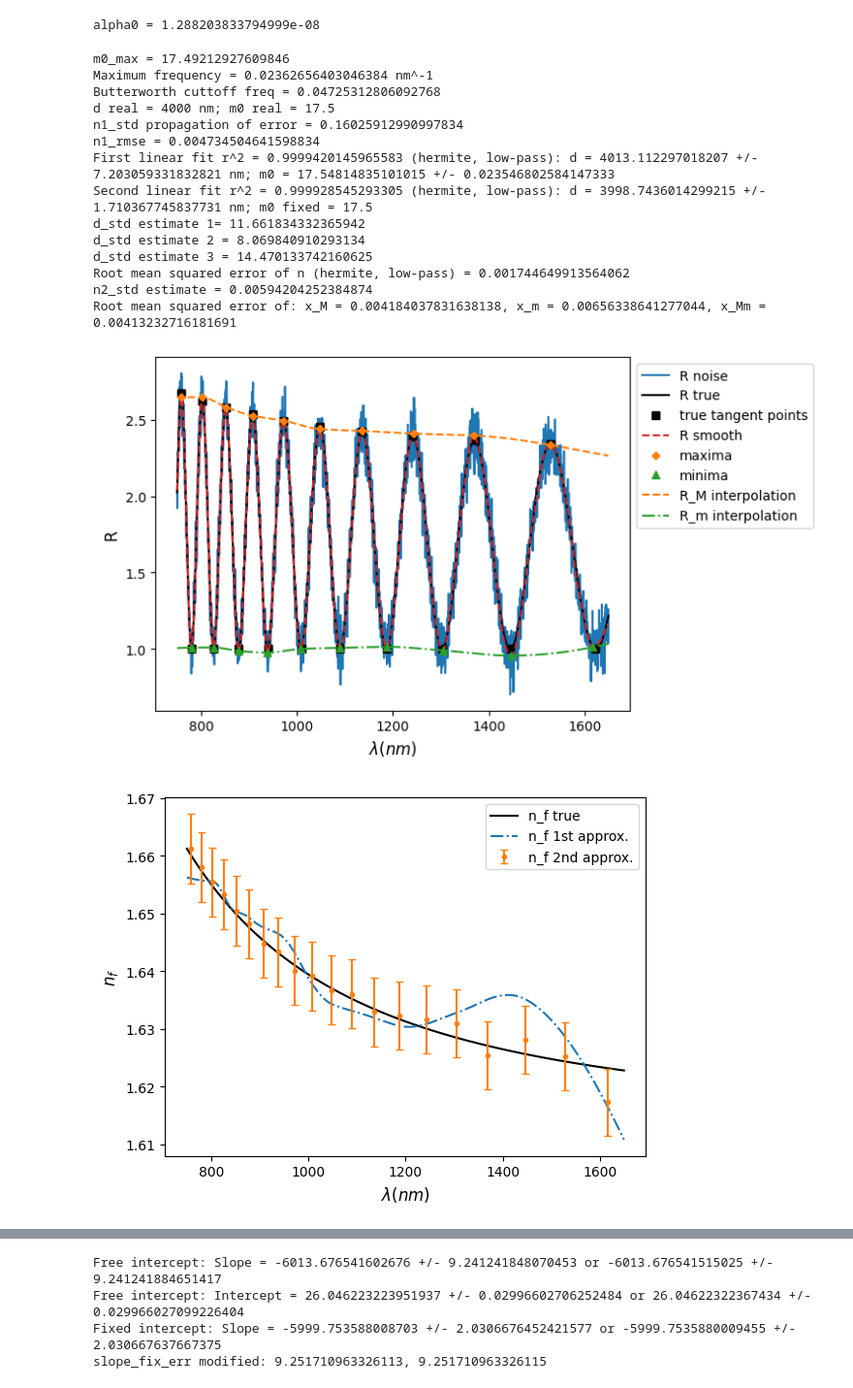
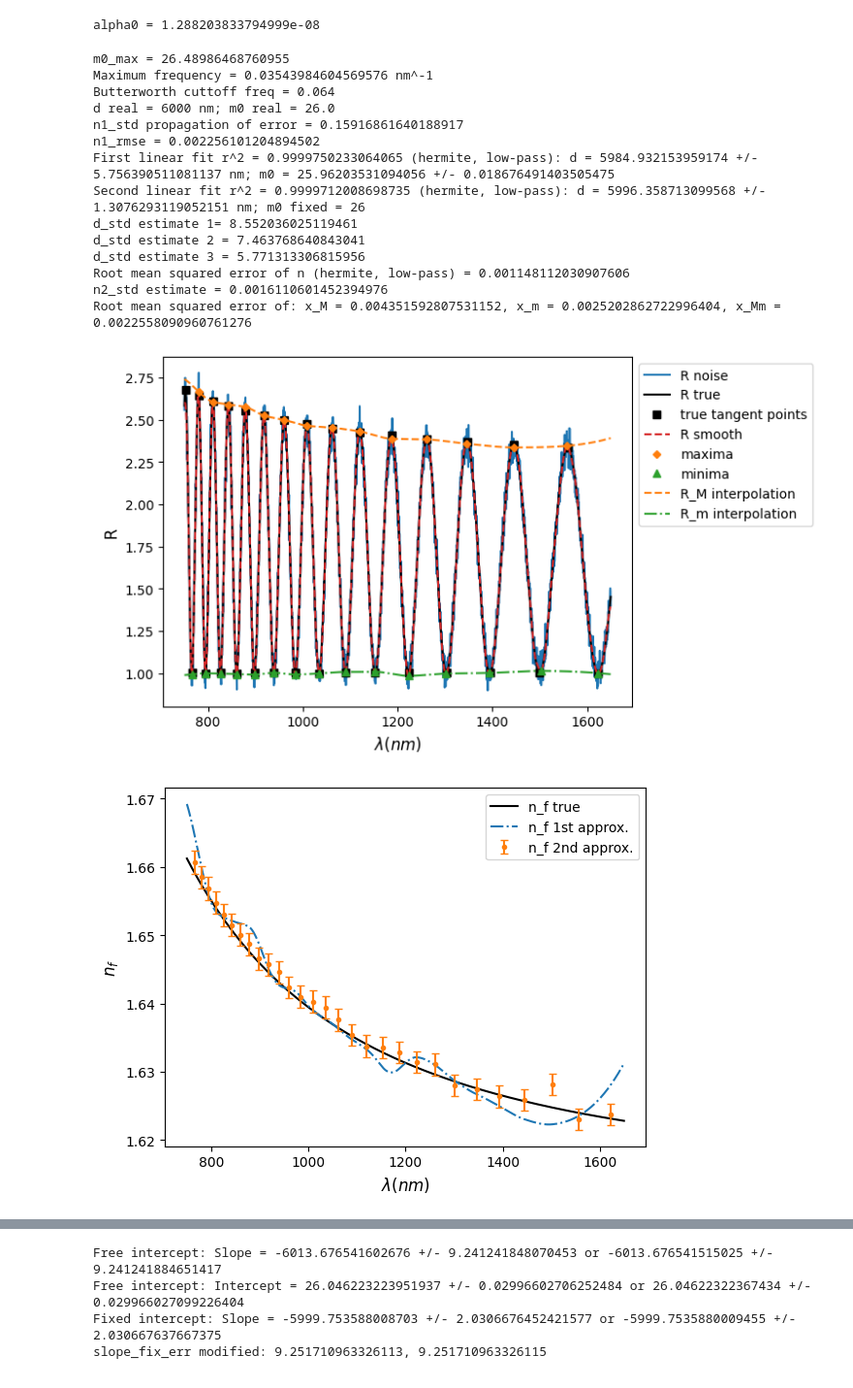
Before and after one commit to beatrizgsoares/refractive-index-public, a Jupyter notebook: simulations.ipynb, the cells around one changed output, grey strips where cells are left out. Shown at 97% size. Drawn from its saved outputs; the diff is of its cells as text; code cells hidden in the pictures.

```diff
--- a/simulations.ipynb
+++ b/simulations.ipynb
@@ -14,7 +14,7 @@ n_o_val = 1 #air refractive index
 # wavs = np.linspace(750, 1650, 200) #wavelengths
 wavs = np.arange(750, 1650, 0.4)
 
-d_f = 4000 #thickness
+d_f = 6000 #thickness
 # d_f = 8e3 - 5e3*(wavs-wavs[0])/(wavs[-1]-wavs[0])
 # d_f = 8e3 - 10e2*(wavs-wavs[0])/(wavs[-1]-wavs[0])-3e3*(wavs-wavs[0])**2/(wavs[-1]-wavs[0])**2
 # d_f = 8e3*np.log10(10-(wavs-wavs[0])/(wavs[-1]-wavs[0]))
@@ -61,15 +61,15 @@ std_noise = 0.09
 noise = np.random.normal(0, std_noise, len(wavs))
 # noise = -std_noise*np.ones(len(R_real))
 R_noise = R_real+noise
-# R_noise = np.load('R_noise_sim.npy')
+R_noise = np.load('R_noise_sim.npy')
 
 #Savitzky-Golay Filter
 R_savgol = savgol_filter(R_noise, 9, 3)
 
 #Low-pass Butterworth filter
 fs = 1/(wavs[1]-wavs[0])
-cutoff = 2*freq_max
-# cutoff = 0.064
+# cutoff = 2*freq_max
+cutoff = 0.064
 R_low_pass, b, a = butter_filter(R_noise, cutoff, 5, fs = fs, return_ba = True)
 print(f'Butterworth cuttoff freq = {cutoff}')
 
@@ -128,7 +128,7 @@ for filter_name, R in R_filtered.items():
     print(f'Second linear fit r^2 = {results["r2_2"]} ({interpol}, {filter_name}): d = {results["d2"]} +/- {results["d2_std"]} nm; m0 fixed = {results["m0_exact"]}')
     d_std = d_std_estimate(results["d2"], wavs, wavs[1]-wavs[0], results['n1'], n1_rmse)
     d_std2 = d_std_estimate2(results["d2"], 2*results["n1"][extr]/wavs[extr], results["m0_exact"])
-    d_std3 = d2_std_estimate(results['d2_std'], np.abs(results['m0_exact']-results['m0_aprox']), x) #results['m0_aprox_std'],np.abs(results['m0_exact']-results['m0_aprox'])
+    d_std3 = d2_std_estimate(results['d2_std'], results['m0_aprox_std'], x) #results['m0_aprox_std'],np.abs(results['m0_exact']-results['m0_aprox'])
     print(f'd_std estimate 1= {np.mean(d_std)}')
     print(f'd_std estimate 2 = {np.mean(d_std2)}')
     print(f'd_std estimate 3 = {d_std3}')
@@ -154,7 +154,7 @@ for filter_name, R in R_filtered.items():
     plt.plot(wavs, results['n1'], '-.', label = f'n_f 1st approx.')
     plt.errorbar(wavs[extr], results['n2'], yerr = n2_std, fmt = '.', capsize = 3, label = f'n_f 2nd approx.')
 
-    factor, xlabel = 10**3, r'$2n_{f1}/\lambda\ ({\mu m}^{-1})$'
+    factor, xlabel = 10**3, r'$2n_{f1}/\lambda_{tan}\ ({\mu m}^{-1})$'
     fig3 = plt.figure(3)
     plt.plot(2*n_f_val[i_tan]/wavs[i_tan]*factor, np.arange(0, len(i_tan)/2, 0.5)-np.argmin(np.abs(i_tan-extr[0]))/2, 'sk', markerfacecolor='none', label = 'true values')
     plt.plot(x*factor, m_spacing, 'o', label = f'data', markersize = 4)
@@ -181,47 +181,47 @@ plt.ylabel('R', fontsize = font_size)
 plt.figure(2)
 plt.legend()
 plt.xlabel(r'$\lambda (nm)$', fontsize = font_size)
 plt.ylabel(r'$n_f$', fontsize = font_size)
 
 plt.figure(3)
 plt.ylabel(r'$\Delta m$', fontsize = font_size)
 plt.xlabel(xlabel, fontsize = font_size)
 plt.legend()
 
 plt.figure(4)
 plt.ylabel(r'$x$', fontsize = font_size)
 plt.xlabel(r'$\lambda\ (nm)$', fontsize = font_size)
 plt.legend()
 
 plt.figure(5)
 plt.ylabel(r'$\alpha\ (cm^{-1})$', fontsize = font_size)
 plt.xlabel(r'$\lambda\ (nm)$', fontsize = font_size)
 plt.legend()
 
 plt.show()
 
 # #--Save figure--
 # direc = "Figuras/"
 # fmt = 'pdf'
 # dic = {'R_sim': fig1, 'n_sim': fig2, 'lin_fit_sim': fig3, f'x_sim_alpha0_{alpha0:.0e}': fig4}
 # # save = ['R_sim', 'n_sim', 'lin_fit_sim', 'x_sim']
-# save = [f'x_sim_alpha0_{alpha0:.0e}']
+# save = ['n_sim', 'lin_fit_sim']
 # for name in save:
 #     dic[name].savefig(f'{direc}{name}.{fmt}', format=fmt, bbox_inches='tight')
 # %% [output]
-m0_max = 17.49212927609846
-Maximum frequency = 0.02362656403046384 nm^-1
-Butterworth cuttoff freq = 0.04725312806092768
-d real = 4000 nm; m0 real = 17.5
-n1_std propagation of error = 0.16025912990997834
-n1_rmse = 0.004734504641598834
-First linear fit r^2 = 0.9999420145965583 (hermite, low-pass): d = 4013.112297018207 +/- 7.203059331832821 nm; m0 = 17.54814835101015 +/- 0.023546802584147333
-Second linear fit r^2 = 0.999928545293305 (hermite, low-pass): d = 3998.7436014299215 +/- 1.710367745837731 nm; m0 fixed = 17.5
-d_std estimate 1= 11.661834332365942
-d_std estimate 2 = 8.069840910293134
-d_std estimate 3 = 14.470133742160625
-Root mean squared error of n (hermite, low-pass) = 0.001744649913564062
-n2_std estimate = 0.00594204252384874
-Root mean squared error of: x_M = 0.004184037831638138, x_m = 0.00656338641277044, x_Mm = 0.00413232716181691
+m0_max = 26.48986468760955
+Maximum frequency = 0.03543984604569576 nm^-1
+Butterworth cuttoff freq = 0.064
+d real = 6000 nm; m0 real = 26.0
+n1_std propagation of error = 0.15916861640188917
+n1_rmse = 0.002256101204894502
+First linear fit r^2 = 0.9999750233064065 (hermite, low-pass): d = 5984.932153959174 +/- 5.756390511081137 nm; m0 = 25.96203531094056 +/- 0.018676491403505475
+Second linear fit r^2 = 0.9999712008698735 (hermite, low-pass): d = 5996.358713099568 +/- 1.3076293119052151 nm; m0 fixed = 26
+d_std estimate 1= 8.552036025119461
+d_std estimate 2 = 7.463768640843041
+d_std estimate 3 = 5.771313306815956
+Root mean squared error of n (hermite, low-pass) = 0.001148112030907606
+n2_std estimate = 0.0016110601452394976
+Root mean squared error of: x_M = 0.004351592807531152, x_m = 0.0025202862722996404, x_Mm = 0.0022558090960761276
-[figure, old version]
+[figure, new version]
-[figure, old version]
+[figure, new version]
```
Also changed, not shown: parts of 2 cells of this notebook.
